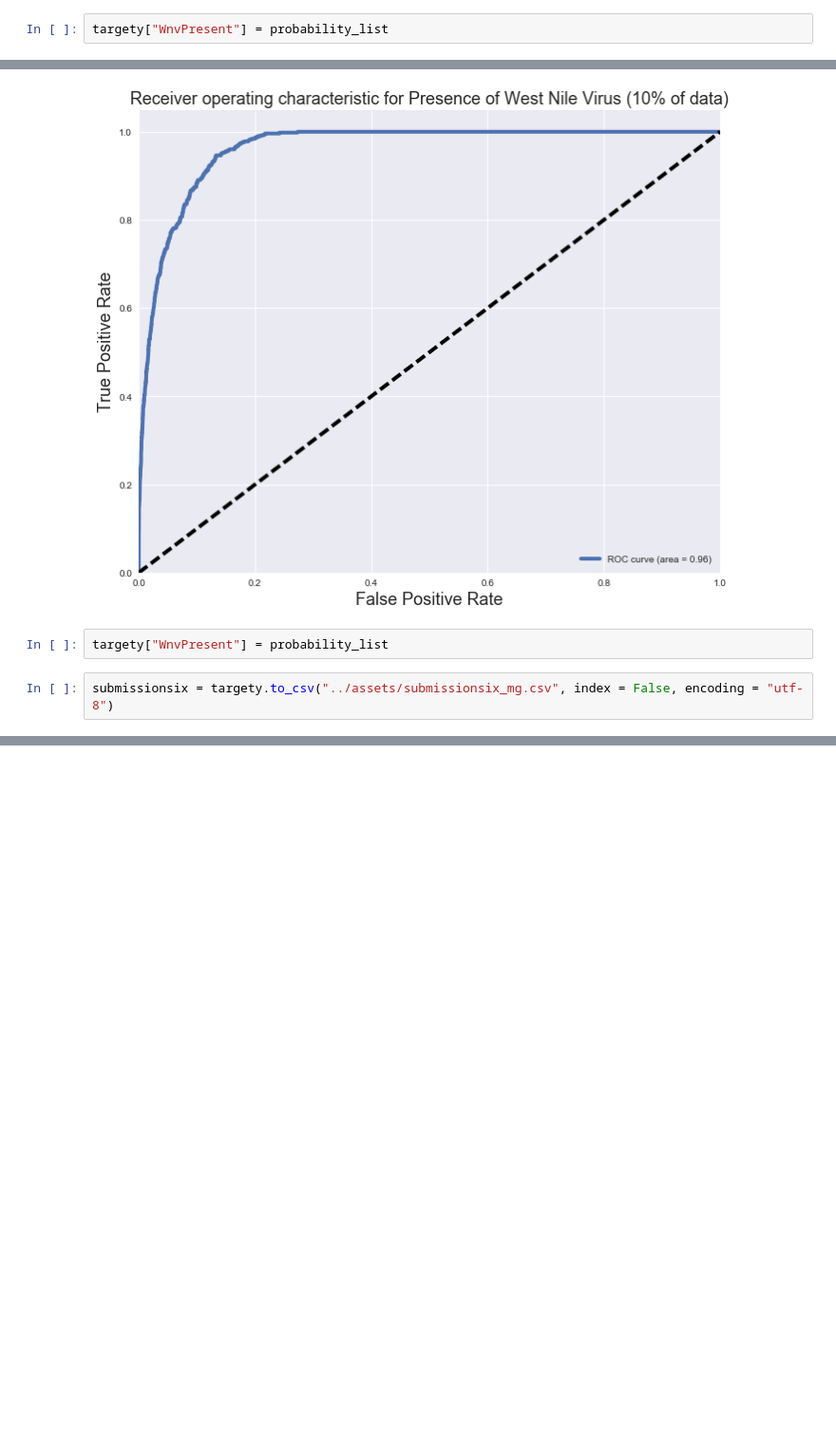
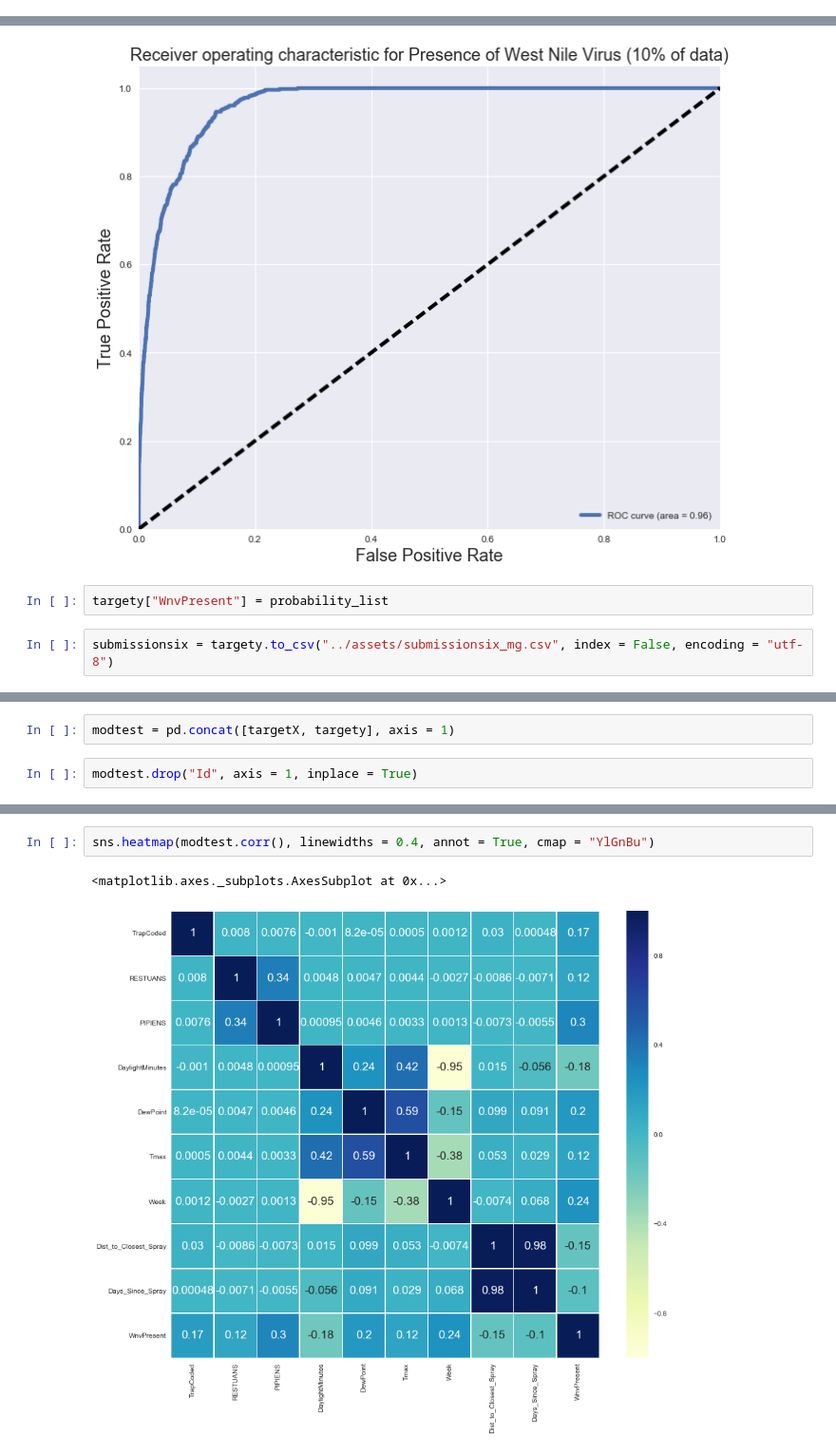
Before and after one commit to joshsparks/DSI-Kaggle, a Jupyter notebook: code/Feature_Selection_Modeling.ipynb, the cells around one changed output, grey strips where cells are left out. Shown at 95% size. Saved outputs shown, nothing was run; the diff lists cells and outputs as text; blank space fills up the shorter version.

```diff
--- a/code/Feature_Selection_Modeling.ipynb
+++ b/code/Feature_Selection_Modeling.ipynb
@@ -996,2 +835,0 @@ sum(probability_list)
-# %%
-targety["WnvPresent"] = probability_list
@@ -1120,0 +1331,4 @@ submissionsix = targety.to_csv("../assets/submissionsix_mg.csv", index = False,
+# %%
+modtest = pd.concat([targetX, targety], axis = 1)
+# %%
+modtest.drop("Id", axis = 1, inplace = True)
@@ -1120,0 +1373,5 @@ submissionsix = targety.to_csv("../assets/submissionsix_mg.csv", index = False,
+# %%
+sns.heatmap(modtest.corr(), linewidths = 0.4, annot = True, cmap = "YlGnBu")
+# %% [output]
+<matplotlib.axes._subplots.AxesSubplot at 0x...>
+[figure, added]
```
Also changed, not shown: parts of 202 cells of this notebook, 25 other files.
